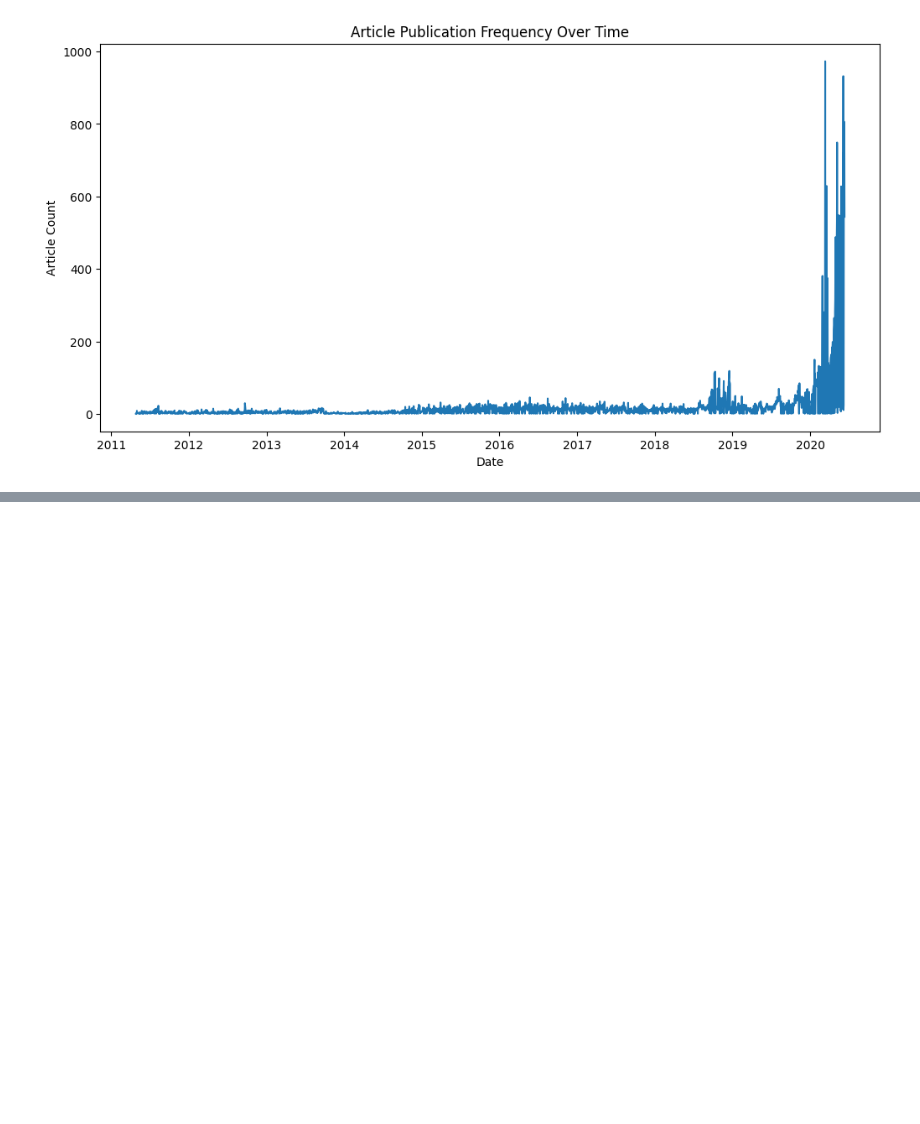
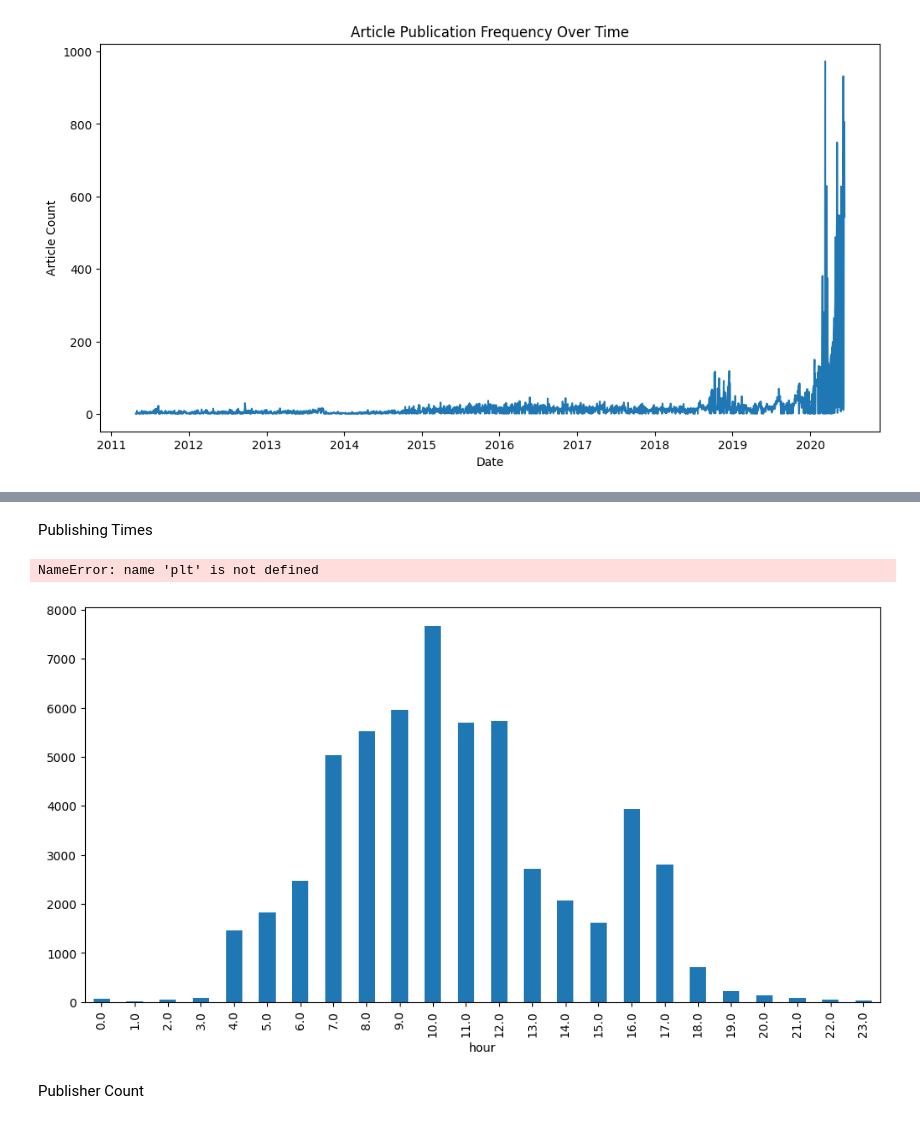
Before and after one commit to Bettyfek/financial-news-sentiment-analysis, a Jupyter notebook: notebooks/EDA.ipynb, the cells around one changed output, grey strips where cells are left out. Cells and saved outputs as stored; diff of their text form; code cells hidden in the pictures; blank space fills up the shorter version.

```diff
--- a/notebooks/EDA.ipynb
+++ b/notebooks/EDA.ipynb
@@ -52,0 +77,17 @@ plt.show()
+# %%
+news_df['date'] = pd.to_datetime(news_df['date'], errors='coerce')
+# %% [markdown]
+Publishing Times
+# %%
+news_df['hour'] = news_df['date'].dt.hour
+hourly_counts = news_df.groupby('hour').size()
+hourly_counts.plot(kind='bar', figsize=(12,6))
+plt.xlabel('Hour of Day')
+plt.ylabel('Article Count')
+plt.title('Article Publication by Hour')
+plt.show()
+# %% [output]
+NameError: name 'plt' is not defined
+[figure, added]
+# %% [markdown]
+Publisher Count
```
Also changed, not shown: parts of 3 cells of this notebook.
